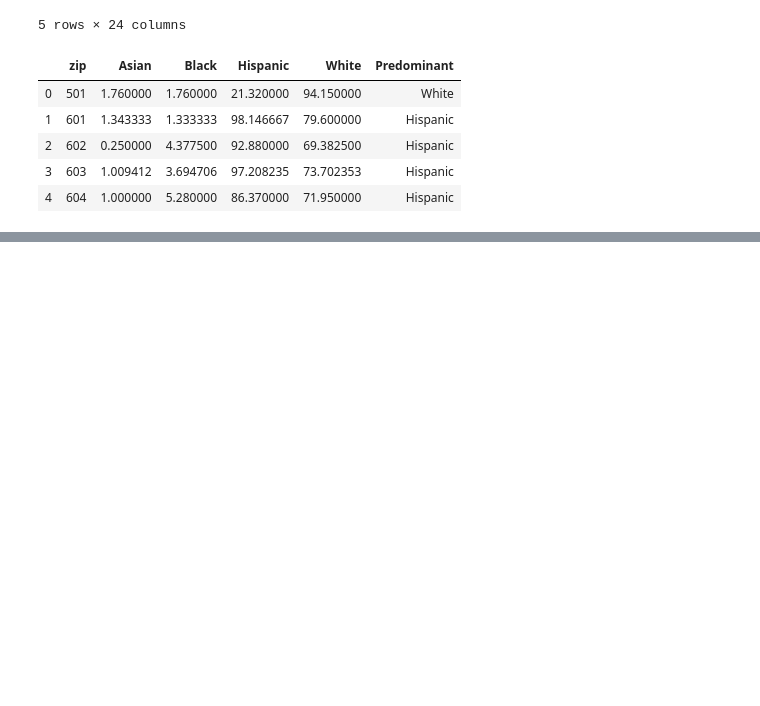
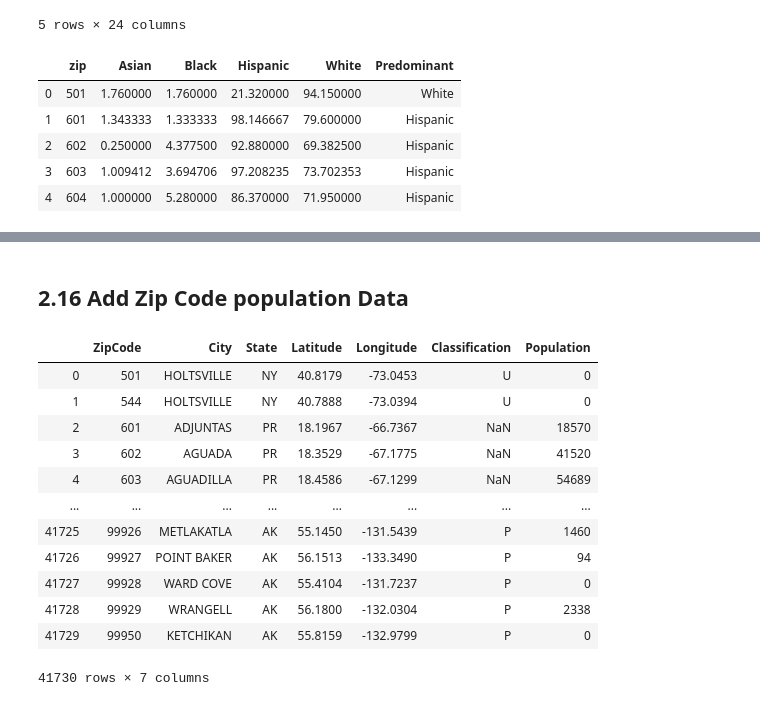
Before and after one commit to hy2632/NOVO, a Jupyter notebook: 2.13 Combine/FinalSEData.ipynb, the cells around one changed output, grey strips where cells are left out. Saved outputs shown, nothing was run; the diff lists cells and outputs as text; code cells hidden in the pictures; blank space fills up the shorter version.

```diff
--- a/2.13 Combine/FinalSEData.ipynb
+++ b/2.13 Combine/FinalSEData.ipynb
@@ -45,0 +85,20 @@ df_final = df_1.merge(df_2[['zip','Predominant']], left_on = 'ZipCode', right_on
+# %% [markdown]
+## 2.16 Add Zip Code population Data
+# %%
+df_zipcode_population = pd.read_csv('2.16 ZipCode Population/zip-codes-database-FREE.csv')
+# %%
+df_zipcode_population
+# %% [output]
+|  | ZipCode | City | State | Latitude | Longitude | Classification | Population |
+| 0 | 501 | HOLTSVILLE | NY | 40.8179 | -73.0453 | U | 0 |
+| 1 | 544 | HOLTSVILLE | NY | 40.7888 | -73.0394 | U | 0 |
+| 2 | 601 | ADJUNTAS | PR | 18.1967 | -66.7367 | NaN | 18570 |
+| 3 | 602 | AGUADA | PR | 18.3529 | -67.1775 | NaN | 41520 |
+| 4 | 603 | AGUADILLA | PR | 18.4586 | -67.1299 | NaN | 54689 |
+| ... | ... | ... | ... | ... | ... | ... | ... |
+| 41725 | 99926 | METLAKATLA | AK | 55.1450 | -131.5439 | P | 1460 |
+| 41726 | 99927 | POINT BAKER | AK | 56.1513 | -133.3490 | P | 94 |
+| 41727 | 99928 | WARD COVE | AK | 55.4104 | -131.7237 | P | 0 |
+| 41728 | 99929 | WRANGELL | AK | 56.1800 | -132.0304 | P | 2338 |
+| 41729 | 99950 | KETCHIKAN | AK | 55.8159 | -132.9799 | P | 0 |
+41730 rows × 7 columns
```
Also changed, not shown: parts of 11 cells of this notebook, 10 other files.
